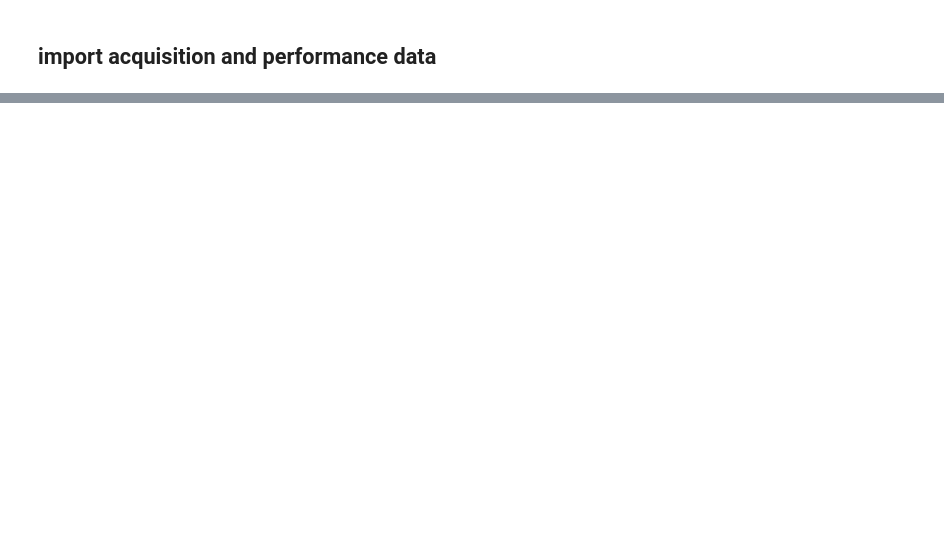
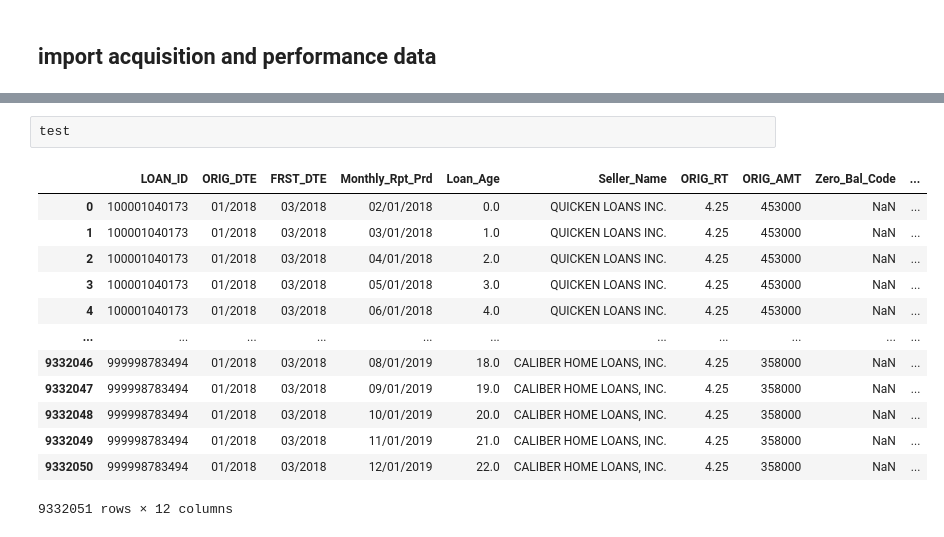
Before and after one commit to longhowlam/fanniemae_family_loans, a Jupyter notebook: fanniemae_analysis.ipynb, the cells around one changed output, grey strips where cells are left out. Drawn from its saved outputs; the diff is of its cells as text; blank space fills up the shorter version.

```diff
--- a/fanniemae_analysis.ipynb
+++ b/fanniemae_analysis.ipynb
@@ -59,0 +93,16 @@ PERF208Q1.head(10)
+# %%
+test
+# %% [output]
+|  | LOAN_ID | ORIG_DTE | FRST_DTE | Monthly_Rpt_Prd | Loan_Age | Seller_Name | ORIG_RT | ORIG_AMT | Zero_Bal_Code | ... |
+| 0 | 100001040173 | 01/2018 | 03/2018 | 02/01/2018 | 0.0 | QUICKEN LOANS INC. | 4.25 | 453000 | NaN | ... |
+| 1 | 100001040173 | 01/2018 | 03/2018 | 03/01/2018 | 1.0 | QUICKEN LOANS INC. | 4.25 | 453000 | NaN | ... |
+| 2 | 100001040173 | 01/2018 | 03/2018 | 04/01/2018 | 2.0 | QUICKEN LOANS INC. | 4.25 | 453000 | NaN | ... |
+| 3 | 100001040173 | 01/2018 | 03/2018 | 05/01/2018 | 3.0 | QUICKEN LOANS INC. | 4.25 | 453000 | NaN | ... |
+| 4 | 100001040173 | 01/2018 | 03/2018 | 06/01/2018 | 4.0 | QUICKEN LOANS INC. | 4.25 | 453000 | NaN | ... |
+| ... | ... | ... | ... | ... | ... | ... | ... | ... | ... | ... |
+| 9332046 | 999998783494 | 01/2018 | 03/2018 | 08/01/2019 | 18.0 | CALIBER HOME LOANS, INC. | 4.25 | 358000 | NaN | ... |
+| 9332047 | 999998783494 | 01/2018 | 03/2018 | 09/01/2019 | 19.0 | CALIBER HOME LOANS, INC. | 4.25 | 358000 | NaN | ... |
+| 9332048 | 999998783494 | 01/2018 | 03/2018 | 10/01/2019 | 20.0 | CALIBER HOME LOANS, INC. | 4.25 | 358000 | NaN | ... |
+| 9332049 | 999998783494 | 01/2018 | 03/2018 | 11/01/2019 | 21.0 | CALIBER HOME LOANS, INC. | 4.25 | 358000 | NaN | ... |
+| 9332050 | 999998783494 | 01/2018 | 03/2018 | 12/01/2019 | 22.0 | CALIBER HOME LOANS, INC. | 4.25 | 358000 | NaN | ... |
+9332051 rows × 12 columns
```
Also changed, not shown: parts of 12 cells of this notebook.
